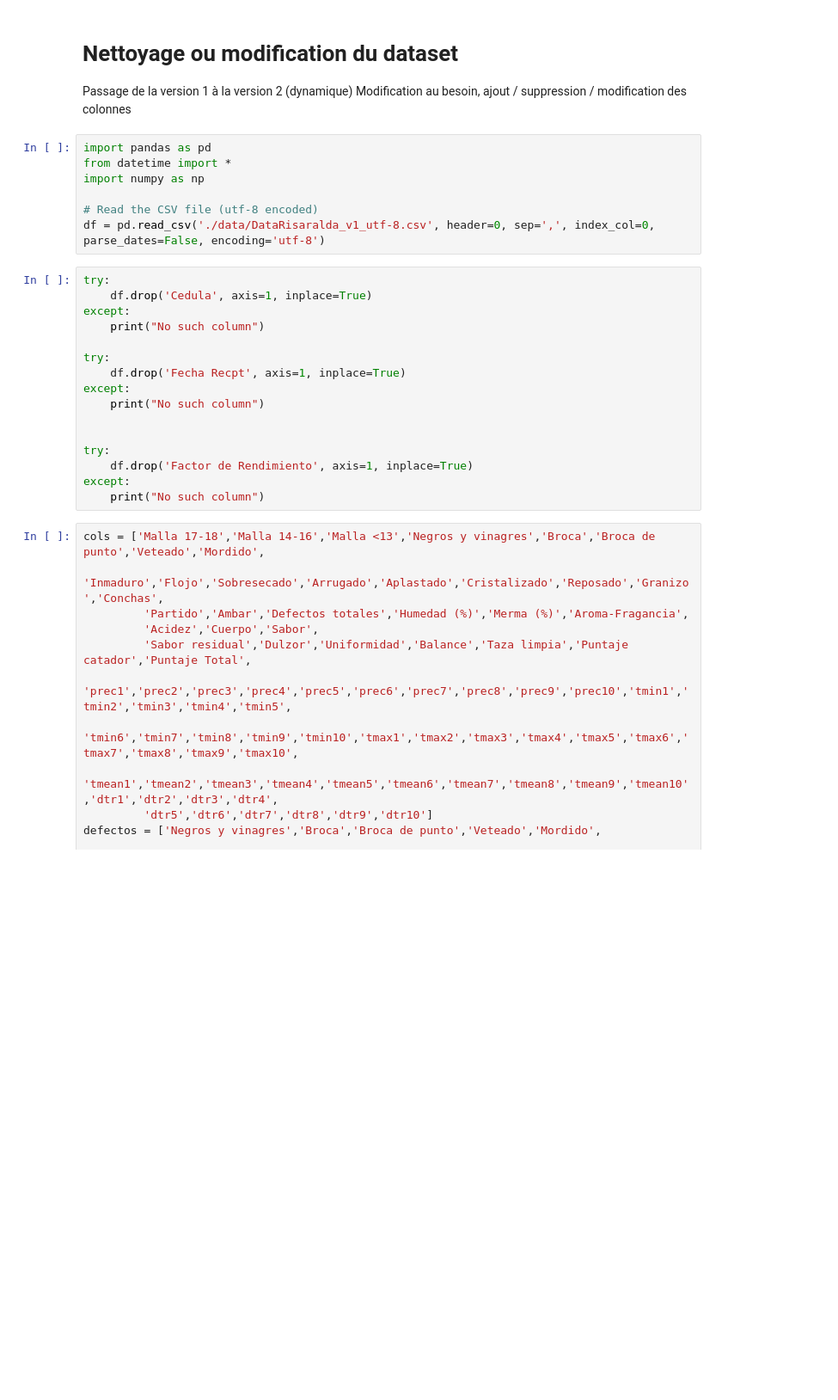
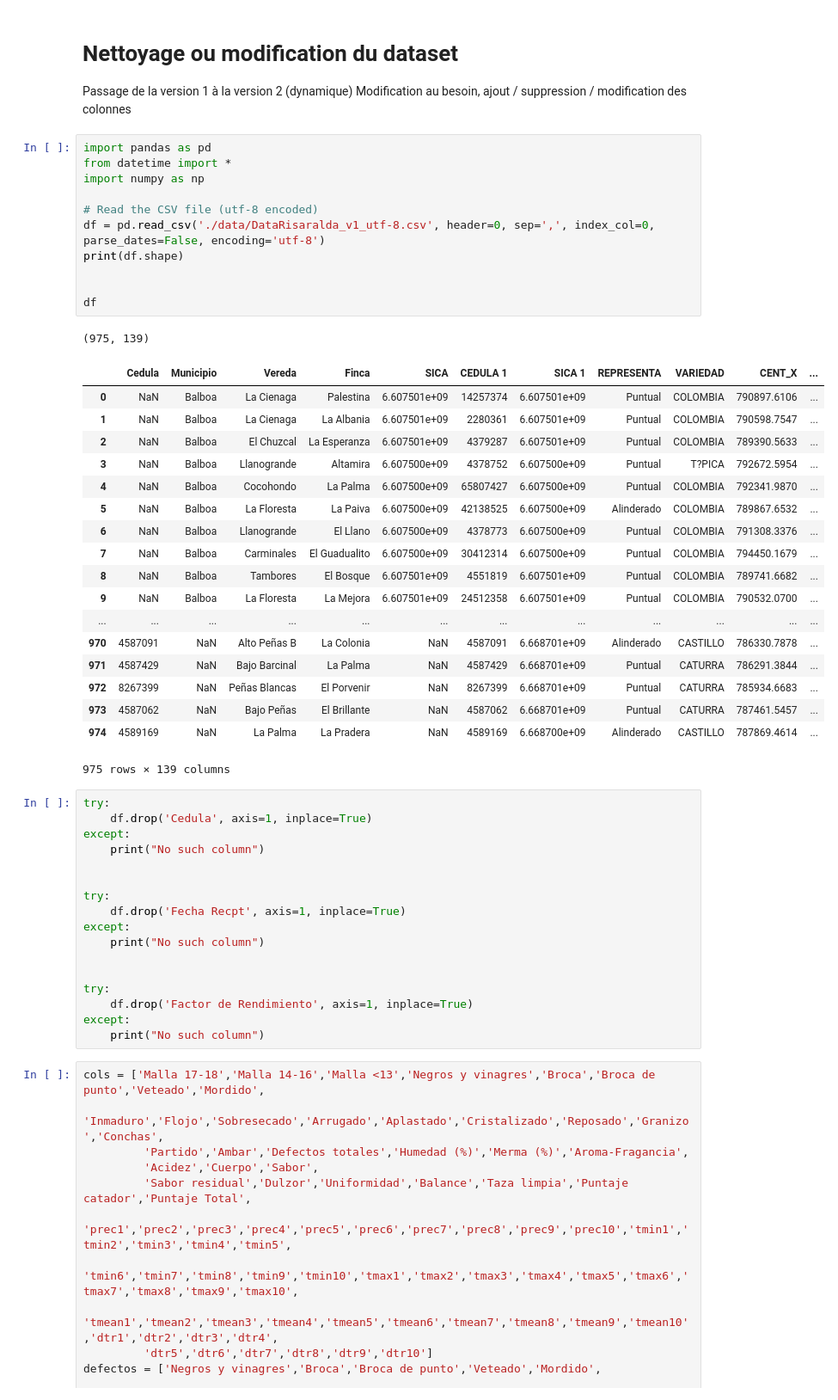
Before and after one commit to ThibaultSchowing/Bachelor_Thesis_2017_Sources, a Jupyter notebook: Notebook/DataAnalysis/0_DataCleaning.ipynb, the cells around one changed output. Shown at 86% size. Drawn from its saved outputs; the diff is of its cells as text; blank space fills up the shorter version.

```diff
--- a/Notebook/DataAnalysis/0_DataCleaning.ipynb
+++ b/Notebook/DataAnalysis/0_DataCleaning.ipynb
@@ -6,15 +6,40 @@ Modification au besoin, ajout / suppression / modification des colonnes
 # %%
 import pandas as pd
 from datetime import *
 import numpy as np
 
 # Read the CSV file (utf-8 encoded)
 df = pd.read_csv('./data/DataRisaralda_v1_utf-8.csv', header=0, sep=',', index_col=0, parse_dates=False, encoding='utf-8')
+print(df.shape)
+
+
+df
+# %% [output]
+(975, 139)
+|  | Cedula | Municipio | Vereda | Finca | SICA | CEDULA 1 | SICA 1 | REPRESENTA | VARIEDAD | CENT_X | ... |
+| 0 | NaN | Balboa | La Cienaga | Palestina | 6.607501e+09 | 14257374 | 6.607501e+09 | Puntual | COLOMBIA | 790897.6106 | ... |
+| 1 | NaN | Balboa | La Cienaga | La Albania | 6.607501e+09 | 2280361 | 6.607501e+09 | Puntual | COLOMBIA | 790598.7547 | ... |
+| 2 | NaN | Balboa | El Chuzcal | La Esperanza | 6.607501e+09 | 4379287 | 6.607501e+09 | Puntual | COLOMBIA | 789390.5633 | ... |
+| 3 | NaN | Balboa | Llanogrande | Altamira | 6.607500e+09 | 4378752 | 6.607500e+09 | Puntual | T?PICA | 792672.5954 | ... |
+| 4 | NaN | Balboa | Cocohondo | La Palma | 6.607500e+09 | 65807427 | 6.607500e+09 | Puntual | COLOMBIA | 792341.9870 | ... |
+| 5 | NaN | Balboa | La Floresta | La Paiva | 6.607500e+09 | 42138525 | 6.607500e+09 | Alinderado | COLOMBIA | 789867.6532 | ... |
+| 6 | NaN | Balboa | Llanogrande | El Llano | 6.607500e+09 | 4378773 | 6.607500e+09 | Puntual | COLOMBIA | 791308.3376 | ... |
+| 7 | NaN | Balboa | Carminales | El Guadualito | 6.607500e+09 | 30412314 | 6.607500e+09 | Puntual | COLOMBIA | 794450.1679 | ... |
+| 8 | NaN | Balboa | Tambores | El Bosque | 6.607501e+09 | 4551819 | 6.607501e+09 | Puntual | COLOMBIA | 789741.6682 | ... |
+| 9 | NaN | Balboa | La Floresta | La Mejora | 6.607501e+09 | 24512358 | 6.607501e+09 | Puntual | COLOMBIA | 790532.0700 | ... |
+| ... | ... | ... | ... | ... | ... | ... | ... | ... | ... | ... | ... |
+| 970 | 4587091 | NaN | Alto Peñas B | La Colonia | NaN | 4587091 | 6.668701e+09 | Alinderado | CASTILLO | 786330.7878 | ... |
+| 971 | 4587429 | NaN | Bajo Barcinal | La Palma | NaN | 4587429 | 6.668701e+09 | Puntual | CATURRA | 786291.3844 | ... |
+| 972 | 8267399 | NaN | Peñas Blancas | El Porvenir | NaN | 8267399 | 6.668701e+09 | Puntual | CATURRA | 785934.6683 | ... |
+| 973 | 4587062 | NaN | Bajo Peñas | El Brillante | NaN | 4587062 | 6.668701e+09 | Puntual | CATURRA | 787461.5457 | ... |
+| 974 | 4589169 | NaN | La Palma | La Pradera | NaN | 4589169 | 6.668700e+09 | Alinderado | CASTILLO | 787869.4614 | ... |
+975 rows × 139 columns
 # %%
 try:
     df.drop('Cedula', axis=1, inplace=True)
 except:
     print("No such column")
+
 
 try:
     df.drop('Fecha Recpt', axis=1, inplace=True)
```
Also changed, not shown: parts of 24 cells of this notebook, 24 other files.
